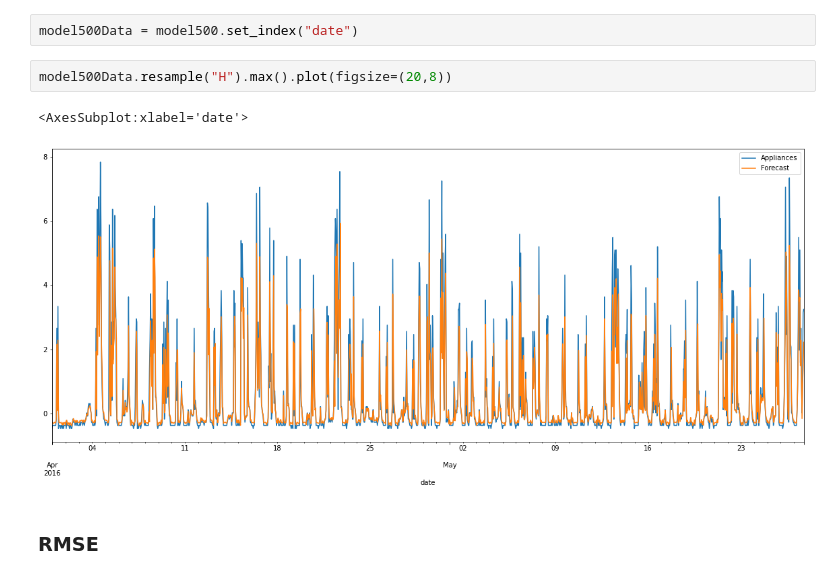
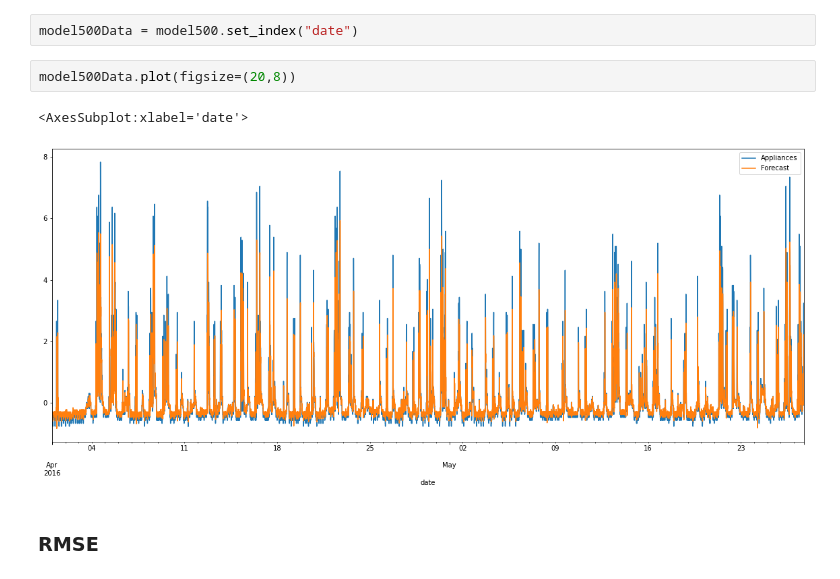
Before and after one commit to JoeKifle/ISPR---Autoregressive-analysis, a Jupyter notebook: telila.ipynb, the cells around one changed output. Saved outputs shown, nothing was run; the diff lists cells and outputs as text.

```diff
--- a/telila.ipynb
+++ b/telila.ipynb
@@ -247,10 +247,10 @@ model500 = pd.read_csv('data/modelPred500.csv',parse_dates=[0], squeeze=True,use
 # %%
 model500Data = model500.set_index("date")
 # %%
-model500Data.resample("H").max().plot(figsize=(20,8))
+model500Data.plot(figsize=(20,8))
 # %% [output]
 <AxesSubplot:xlabel='date'>
-[figure, old version]
+[figure, new version]
 # %% [markdown]
 ### RMSE
 # %%
```
Also changed, not shown: parts of 8 cells of this notebook, 1 other file.
